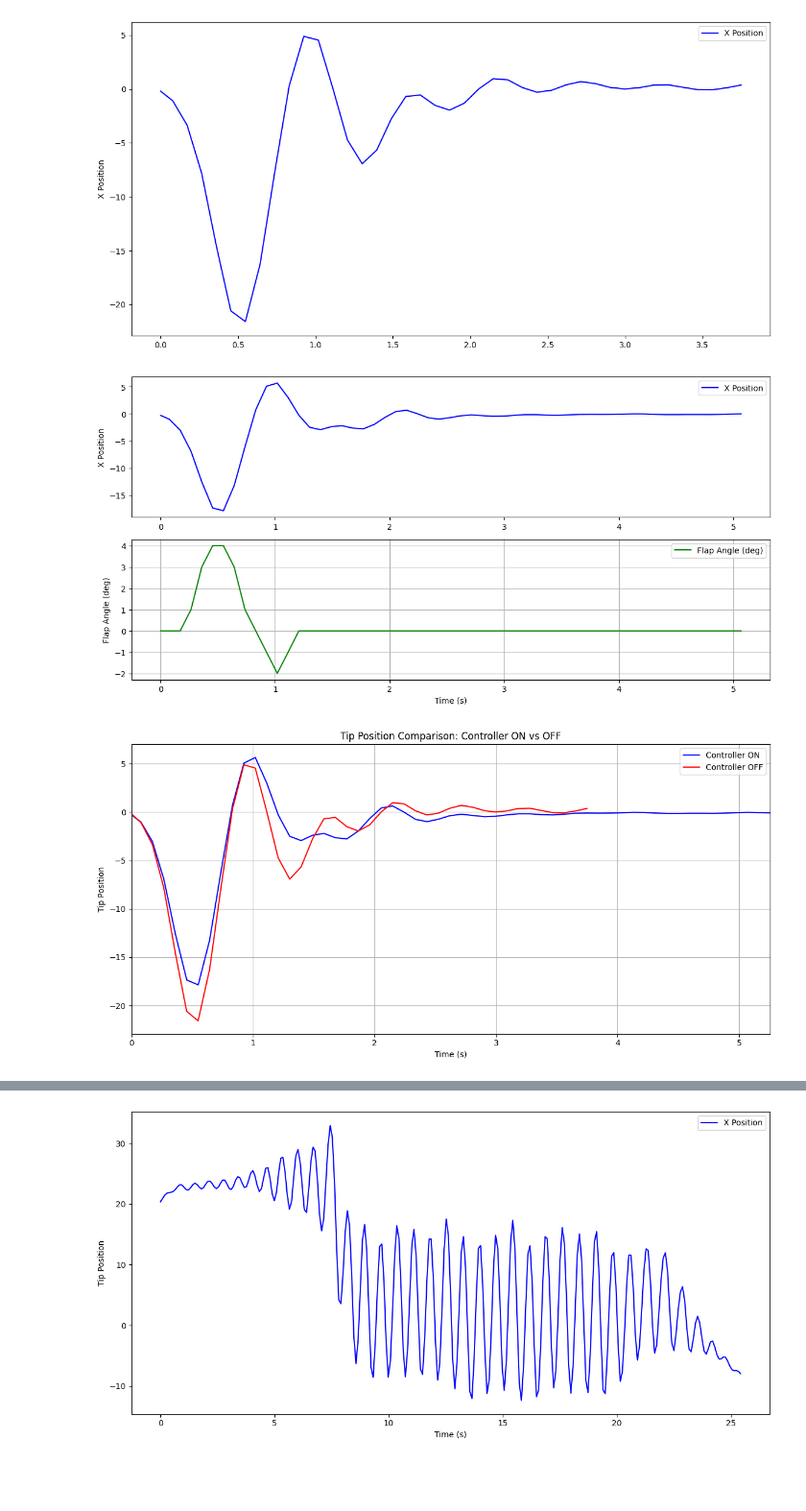
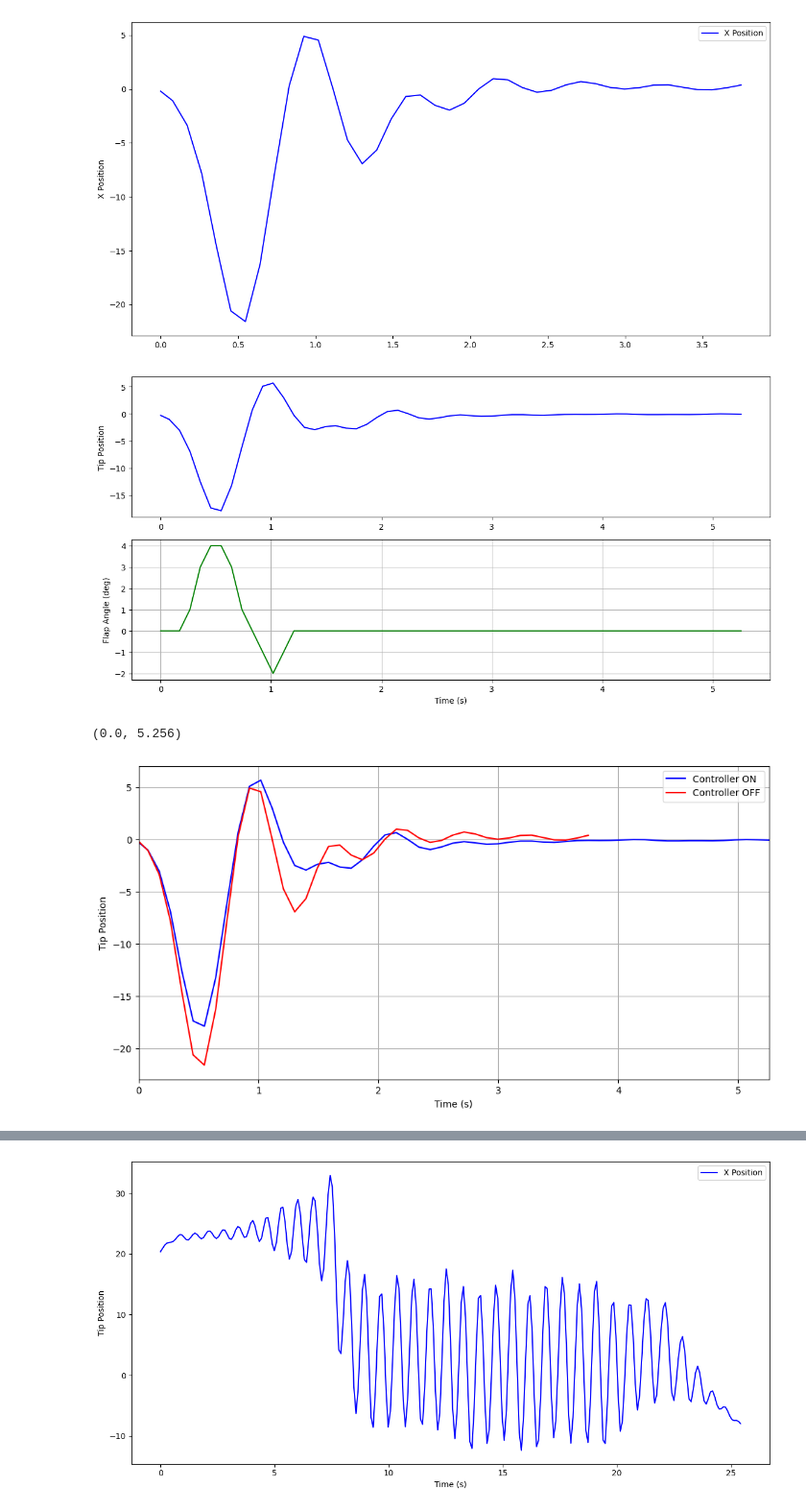
Before and after one commit to lighteningAB/sharpy, a Jupyter notebook: sharpy/dataprocessing/plots3.ipynb, the cells around one changed output, grey strips where cells are left out. Shown at 96% size. Saved outputs shown, nothing was run; the diff lists cells and outputs as text; code cells hidden in the pictures; blank space fills up the shorter version.

```diff
--- a/sharpy/dataprocessing/plots3.ipynb
+++ b/sharpy/dataprocessing/plots3.ipynb
@@ -40,47 +40,46 @@ df['time_ms'] = df['time_ms'] - df['time_ms'].iloc[0]
 plt.figure(figsize=(12, 6))
 
 plt.subplot(2, 1, 1)
-plt.plot(df['time_ms'] / 1000.0, df['x_position'], label='X Position', color='blue')
-plt.ylabel("X Position")
-plt.legend()
+plt.plot(df['time_ms'] / 1000.0, df['x_position'], label='Tip Position', color='blue')
+plt.ylabel("Tip Position")
 
 plt.subplot(2, 1, 2)
 plt.plot(df['time_ms']/1000.0, df['flap_angle'], label='Flap Angle (deg)', color='green')
 plt.xlabel("Time (s)")
 plt.ylabel("Flap Angle (deg)")
 plt.grid(True)
-plt.legend()
 
 
 plt.tight_layout()
 plt.show()
 # %% [output]
-[figure, old version]
+[figure, new version]
 # %%
 # Load the CSV files
 df_on = pd.read_csv('control19_on8.csv', header=None, names=['time_ms', 'x_position', 'flap_angle'])
 df_off = pd.read_csv('control19_off2.csv', header=None, names=['time_ms', 'x_position', 'flap_angle'])
 
 # Create time arrays assuming 100 Hz sampling (i.e., every 0.01 seconds)
 dt = 0.01  # seconds
 # Normalize time to start at 0 ms
 df_on['time_ms'] = df_on['time_ms'] - df_on['time_ms'].iloc[0]
 df_off['time_ms'] = df_off['time_ms'] - df_off['time_ms'].iloc[0]
 
+
+# Plotting
+plt.figure(figsize=(12, 6))
+
 # Plotting overlayed X position
-plt.figure(figsize=(12, 6))
 plt.plot(df_on['time_ms'] / 1000.0, df_on['x_position'], label='Controller ON', color='blue')
 plt.plot(df_off['time_ms'] / 1000.0, df_off['x_position'], label='Controller OFF', color='red')
 plt.xlabel("Time (s)")
 plt.ylabel("Tip Position")
-plt.title("Tip Position Comparison: Controller ON vs OFF")
 plt.grid(True)
 plt.legend()
 plt.xlim(0, max(df_on['time_ms'].max()/1000, df_off['time_ms'].max()/1000))  # <-- Force correct x-axis range
-plt.tight_layout()
-plt.show()
 # %% [output]
+(0.0, 5.256)
-[figure, old version]
+[figure, new version]
 # %%
 # Load the CSV file
 # Assuming columns: time_ms, x_position, flap_angle
```
Also changed, not shown: parts of 5 cells of this notebook, 1 other file.
